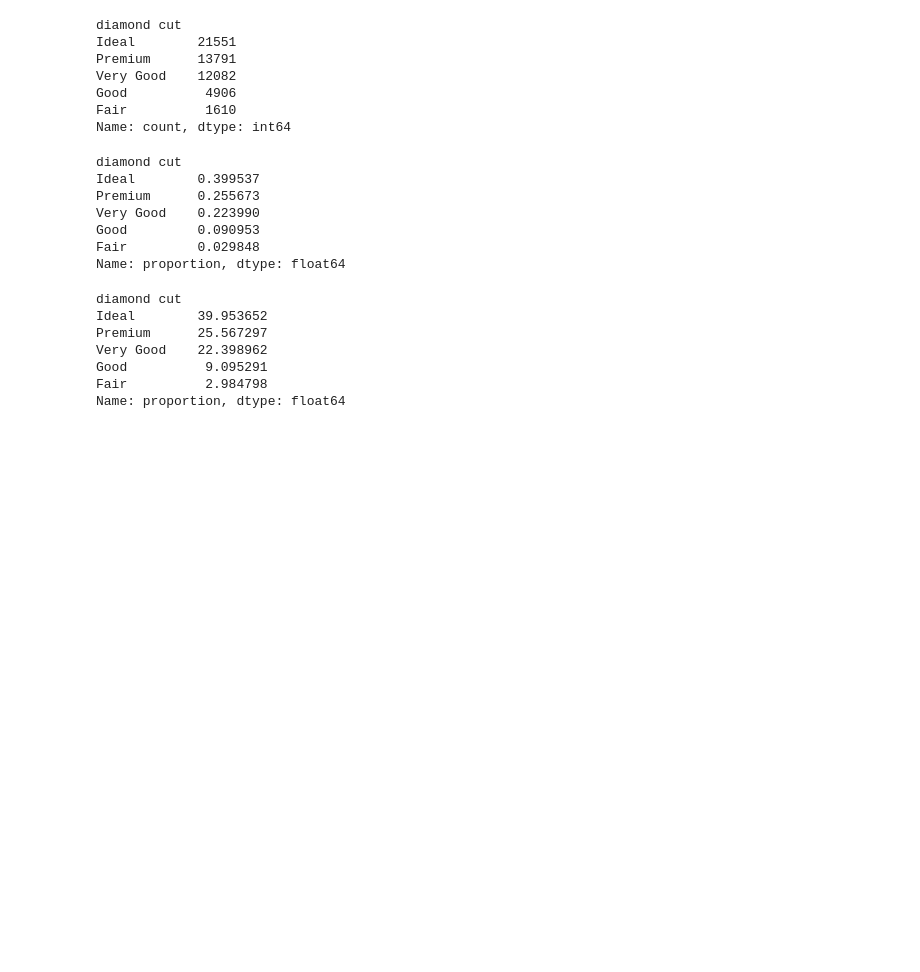
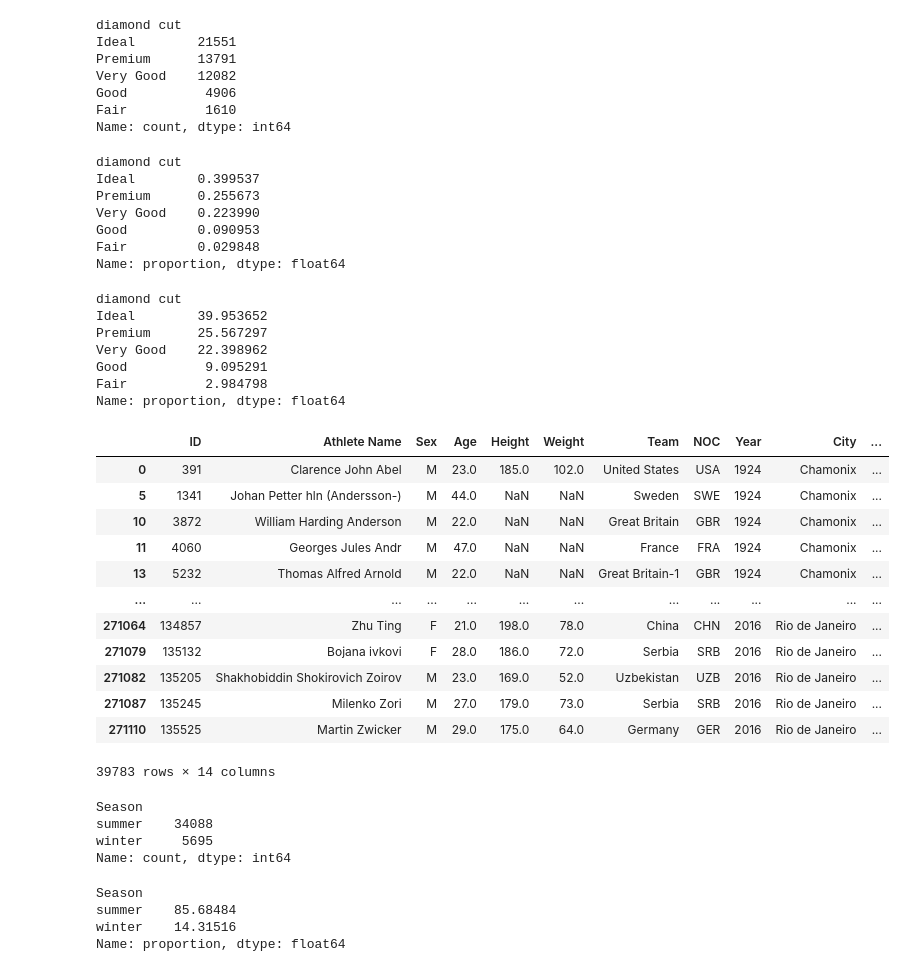
Before and after one commit to Rhyannon-CUNY/adv-data-class, a Jupyter notebook: wk06-sort-count-subset-BLANK.ipynb, the cells around one changed output. Cells and saved outputs as stored; diff of their text form; code cells hidden in the pictures; blank space fills up the shorter version.

```diff
--- a/wk06-sort-count-subset-BLANK.ipynb
+++ b/wk06-sort-count-subset-BLANK.ipynb
@@ -619,9 +617,33 @@ Name: proportion, dtype: float64
 ## narrow to who won medals
 # %%
 ## Challenge
-
 #### 1. How many medals were handed out in winter games v. summer game (return both in absolutes and as a percentage)?
-
-#### 2. Top 10 count of gold medals by country
-
-#### 3. Of these top 10, what percent of the gold medals do they have?
+df_medal = df.query("Medal == 'Gold' or Medal == 'Silver' or Medal == 'Bronze'")
+# %% [output]
+|  | ID | Athlete Name | Sex | Age | Height | Weight | Team | NOC | Year | City | ... |
+| 0 | 391 | Clarence John Abel | M | 23.0 | 185.0 | 102.0 | United States | USA | 1924 | Chamonix | ... |
+| 5 | 1341 | Johan Petter hln (Andersson-) | M | 44.0 | NaN | NaN | Sweden | SWE | 1924 | Chamonix | ... |
+| 10 | 3872 | William Harding Anderson | M | 22.0 | NaN | NaN | Great Britain | GBR | 1924 | Chamonix | ... |
+| 11 | 4060 | Georges Jules Andr | M | 47.0 | NaN | NaN | France | FRA | 1924 | Chamonix | ... |
+| 13 | 5232 | Thomas Alfred Arnold | M | 22.0 | NaN | NaN | Great Britain-1 | GBR | 1924 | Chamonix | ... |
+| ... | ... | ... | ... | ... | ... | ... | ... | ... | ... | ... | ... |
+| 271064 | 134857 | Zhu Ting | F | 21.0 | 198.0 | 78.0 | China | CHN | 2016 | Rio de Janeiro | ... |
+| 271079 | 135132 | Bojana ivkovi | F | 28.0 | 186.0 | 72.0 | Serbia | SRB | 2016 | Rio de Janeiro | ... |
+| 271082 | 135205 | Shakhobiddin Shokirovich Zoirov | M | 23.0 | 169.0 | 52.0 | Uzbekistan | UZB | 2016 | Rio de Janeiro | ... |
+| 271087 | 135245 | Milenko Zori | M | 27.0 | 179.0 | 73.0 | Serbia | SRB | 2016 | Rio de Janeiro | ... |
+| 271110 | 135525 | Martin Zwicker | M | 29.0 | 175.0 | 64.0 | Germany | GER | 2016 | Rio de Janeiro | ... |
+39783 rows × 14 columns
+# %%
+df_medal["Season"].value_counts()
+# %% [output]
+Season
+summer    34088
+winter     5695
+Name: count, dtype: int64
+# %%
+df_medal["Season"].value_counts(normalize = True) * 100
+# %% [output]
+Season
+summer    85.68484
+winter    14.31516
+Name: proportion, dtype: float64
```
Also changed, not shown: parts of 4 cells of this notebook, 1 other file.
